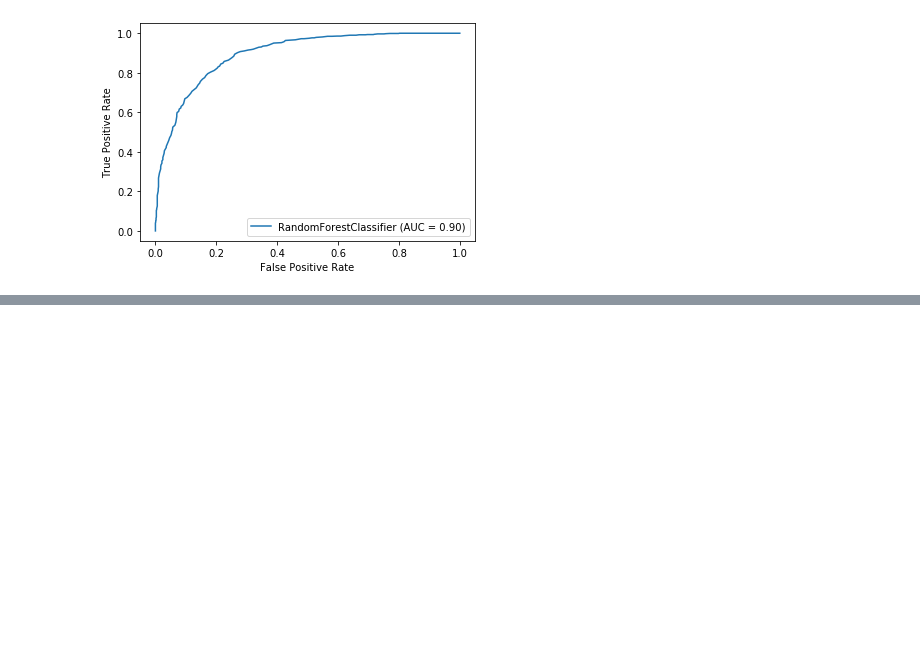
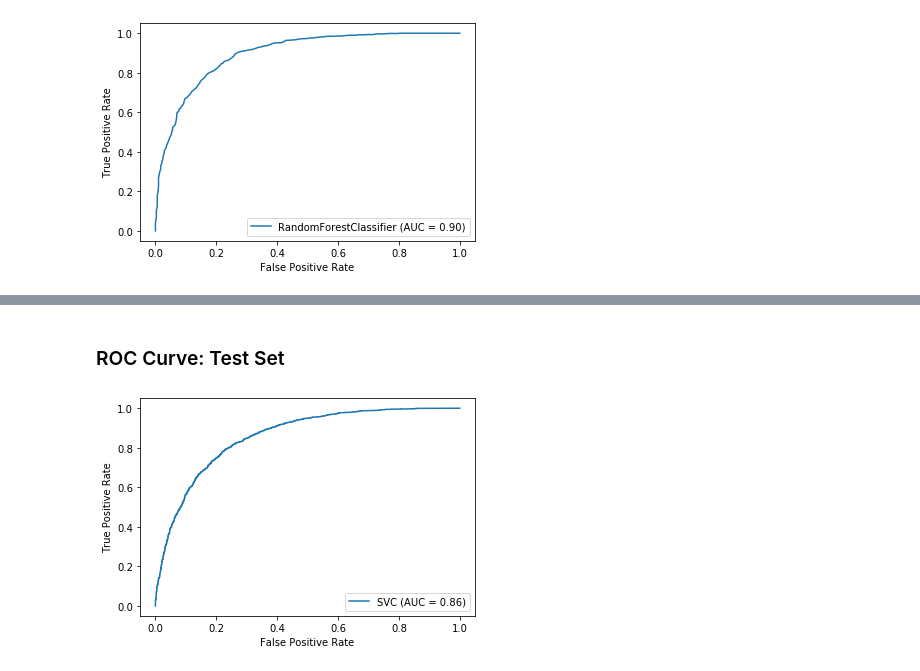
Before and after one commit to mledl/mupped-show-classification, a Jupyter notebook: SIM1/src/SIM1.ipynb, the cells around one changed output, grey strips where cells are left out. Drawn from its saved outputs; the diff is of its cells as text; code cells hidden in the pictures; blank space fills up the shorter version.

```diff
--- a/SIM1/src/SIM1.ipynb
+++ b/SIM1/src/SIM1.ipynb
@@ -403,0 +433,7 @@ TBD...
+# %% [markdown]
+### ROC Curve: Test Set
+# %%
+plot_roc_curve(model_svm_mfcc, x_test_mfcc, y_test_mfcc)
+plt.show()
+# %% [output]
+[figure, added]
```
Also changed, not shown: parts of 15 cells of this notebook.
